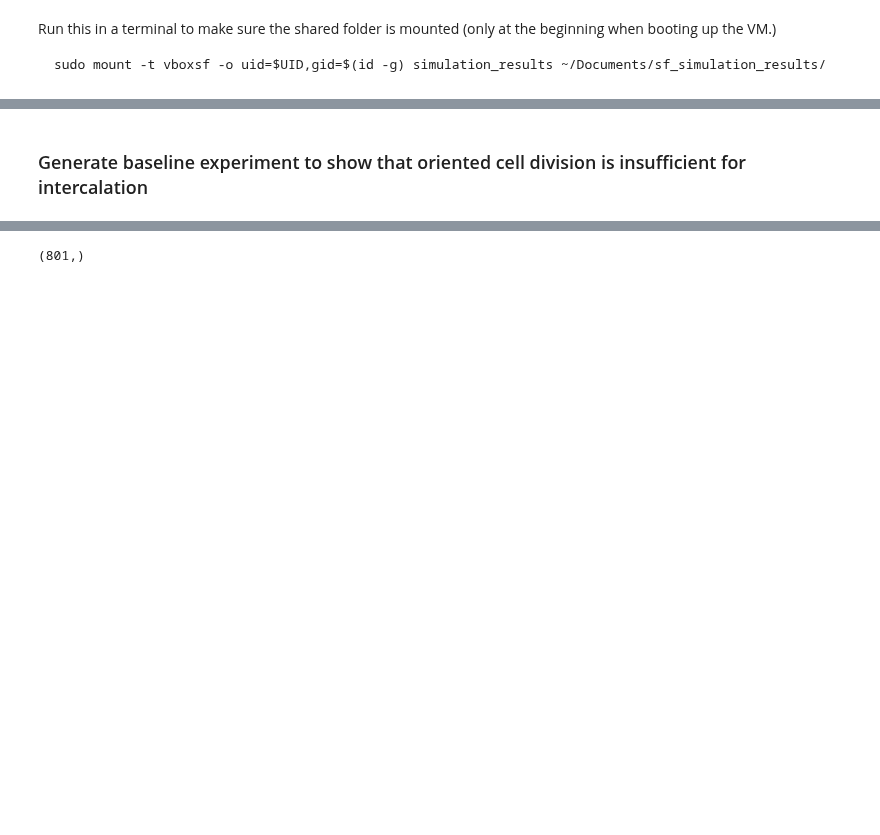
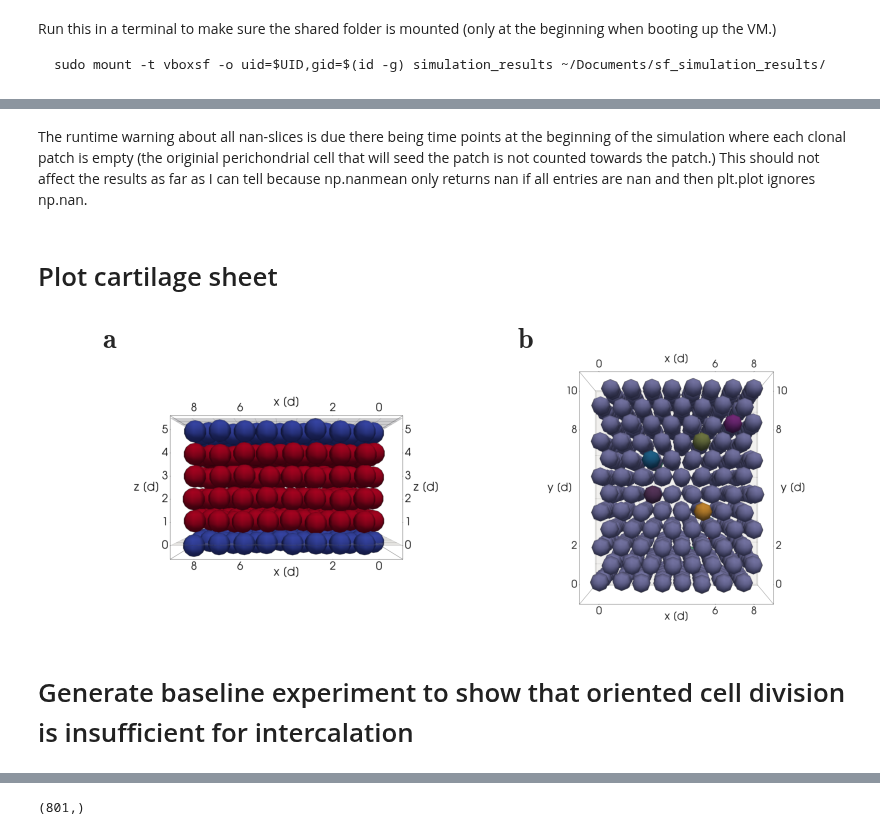
Before and after one commit to somathias/CartilageCBM, a Jupyter notebook: exp-baseline.ipynb, the cells around one changed output, grey strips where cells are left out. Saved outputs shown, nothing was run; the diff lists cells and outputs as text; code cells hidden in the pictures; blank space fills up the shorter version.

Commit message:
Work on baseline exp

```diff
--- a/exp-baseline.ipynb
+++ b/exp-baseline.ipynb
@@ -100 +103,5 @@ de.run_postprocessing_multiple_random_seeds(6, output_directory)
 Starting postprocessing with 2 processes
+# %% [markdown]
+The runtime warning about all nan-slices is due there being time points at the beginning of the simulation where each clonal patch is empty (the originial perichondrial cell that will seed the patch is not counted towards the patch.) This should not affect the results as far as I can tell because np.nanmean only returns nan if all entries are nan and then plt.plot ignores np.nan.
+# %% [markdown]
+# Plot cartilage sheet
@@ -101,5 +110,32 @@ Starting postprocessing with 2 processes
+# %%
+fig, (ax1, ax2) = plt.subplots(1, 2,
+                                             figsize=(14,5), sharey='col', sharex='col',
+                                             gridspec_kw={ 'hspace': 0.001, 'wspace':0.00001},
+                                             #tight_layout=True
+                                            )
+
+initial = mpimg.imread('/home/kubuntu1804/Documents/sf_simulation_results/exp-draft/cartilage_sheet/baseline/20220609-141147/1/cartilage_sheet_configuration_-y_cell_tissue_types.png')
+#crop
+initial = initial[150:-150, 480:-480]
+ax1.imshow(initial)
+#ax1.grid(False)
+ax1.axis('off')
+ax1.annotate(r'$\bf a$', (0.08, 0.9), xycoords='figure fraction', fontsize=28)
+
+xy = mpimg.imread('/home/kubuntu1804/Documents/sf_simulation_results/exp-draft/cartilage_sheet/baseline/20220609-141147/1/cartilage_sheet_-z_t0.png')
+#crop
+xy = xy[50:-50, 600:-600]
+ax2.imshow(xy)
+#ax1.grid(False)
+ax2.axis('off')
+#ax2.set_title(r'$\bf b$', loc='left', fontsize=28)
+ax2.annotate(r'$\bf b$', (0.6, 0.9), xycoords='figure fraction', fontsize=28)
+
+plt.savefig(path_to_plots+'cartilage_sheet.pdf', bbox_inches='tight', dpi=600)
+# %% [output]
+[figure, added]
 # %% [markdown]
-### Generate baseline experiment to show that oriented cell division is insufficient for intercalation
+# Generate baseline experiment to show that oriented cell division is insufficient for intercalation
 # %% [markdown]
 Data:
 - 8 random seeds
```
Also changed, not shown: parts of 12 cells of this notebook, 7 other files.
